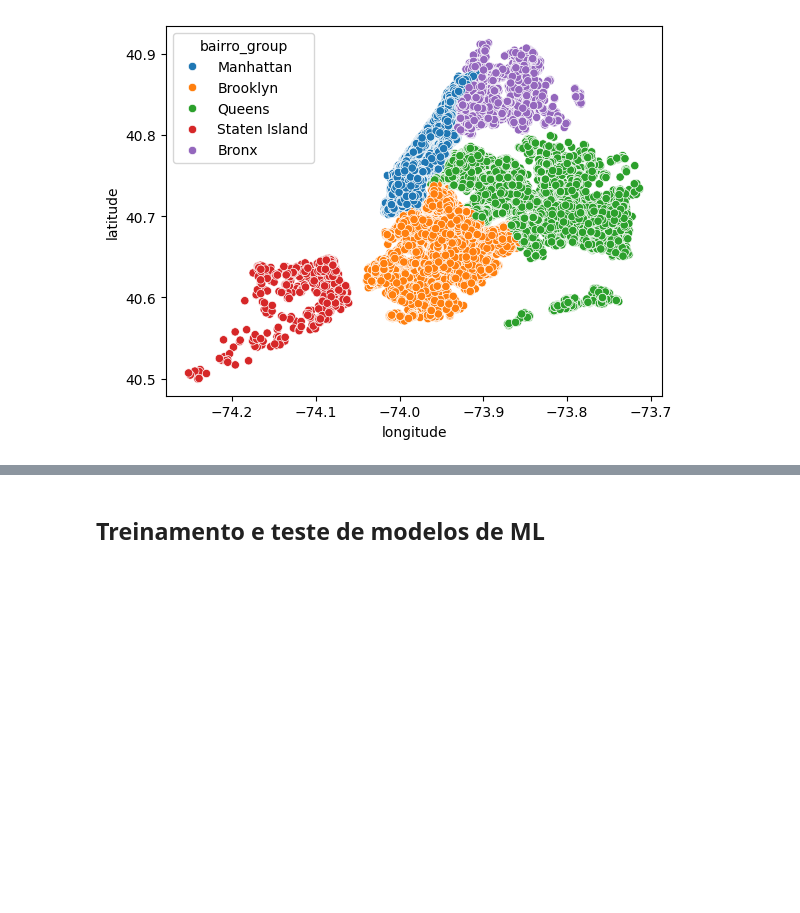
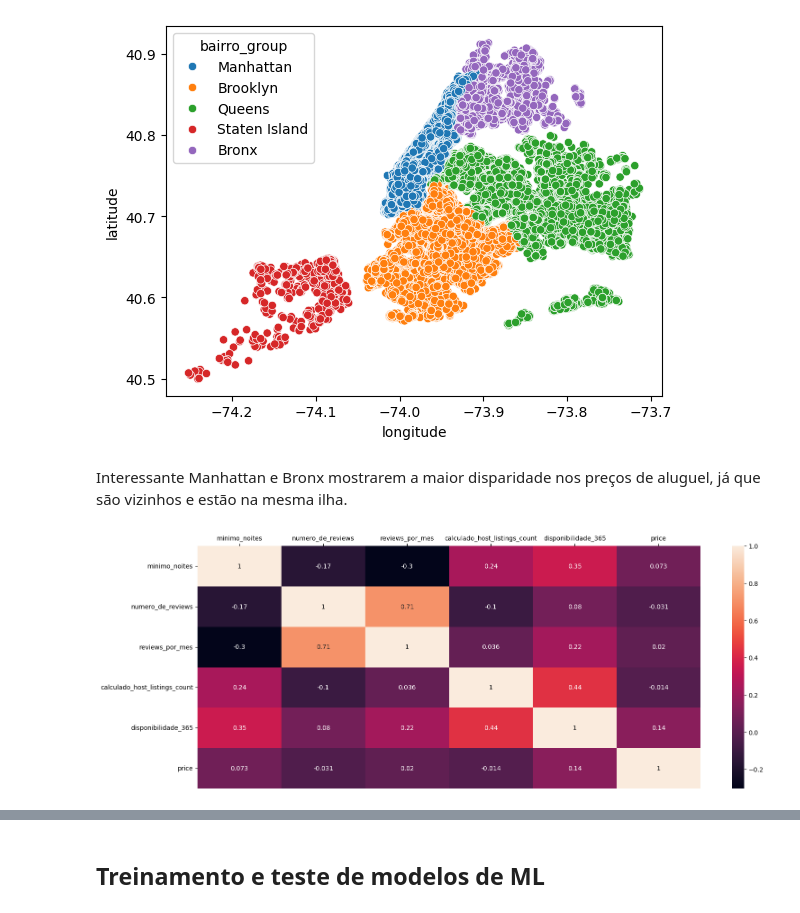
Before and after one commit to pedrobslima/LH_CD_PEDROBARROSDESOUZALIMA, a Jupyter notebook: incidium.ipynb, the cells around one changed output, grey strips where cells are left out. Saved outputs shown, nothing was run; the diff lists cells and outputs as text; code cells hidden in the pictures; blank space fills up the shorter version.

Commit message:
Dataset manipulation & initial ml test

```diff
--- a/incidium.ipynb
+++ b/incidium.ipynb
@@ -289,7 +289,7 @@ df.update(df_new)
 # adiciona os novos dados e retira os usados na atualização
 df = pd.concat([df, df_new.drop(index=lost_reviews.index)]) # se não tirar aquelas reviews "perdidas", elas não vão ser consideradas duplicatas a serem retiradas
 
-df.reset_index(inplace=True)  # to recover the initial structure
+X_train.reset_index(inplace=True)  # to recover the initial structure
 df = df.drop_duplicates() # tira duplicatas
 
 df
@@ -438,3 +442,15 @@ sns.scatterplot(df, x='longitude', y='latitude', hue='bairro_group')#hue='price'
 # %% [output]
 <Axes: xlabel='longitude', ylabel='latitude'>
 [figure]
+# %% [markdown]
+Interessante Manhattan e Bronx mostrarem a maior disparidade nos preços de aluguel, já que são vizinhos e estão na mesma ilha.
+# %%
+cols = ['minimo_noites', 'numero_de_reviews', 'reviews_por_mes', 'calculado_host_listings_count', 'disponibilidade_365', 'price']
+
+plt.figure(figsize=(18,7))
+hm = sns.heatmap(df.loc[:,cols].corr(method='spearman'), annot=True)
+hm.set(xlabel="", ylabel="")
+hm.xaxis.tick_top()
+plt.show()
+# %% [output]
+[figure, added]
```
Also changed, not shown: parts of 24 cells of this notebook.
